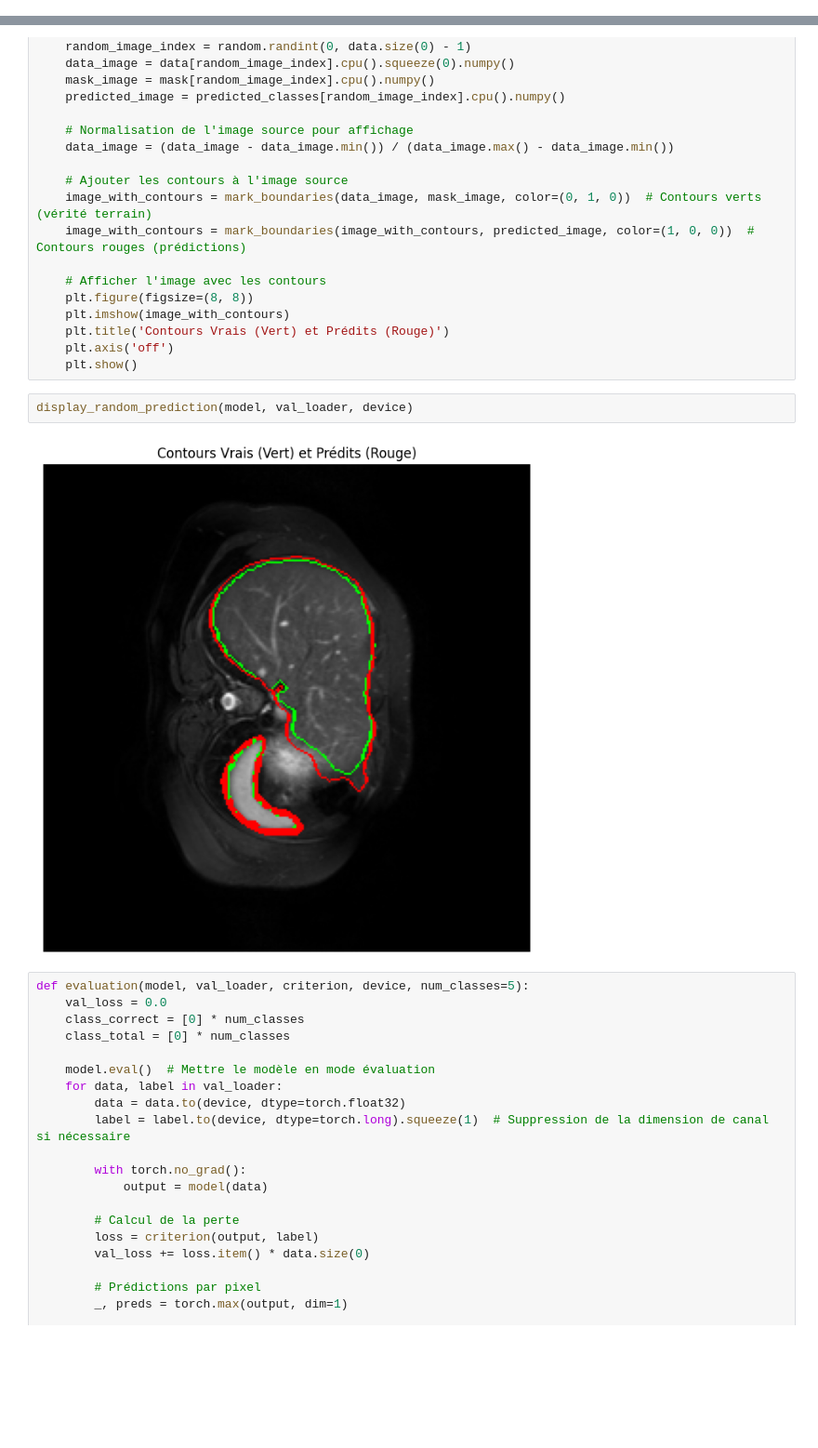
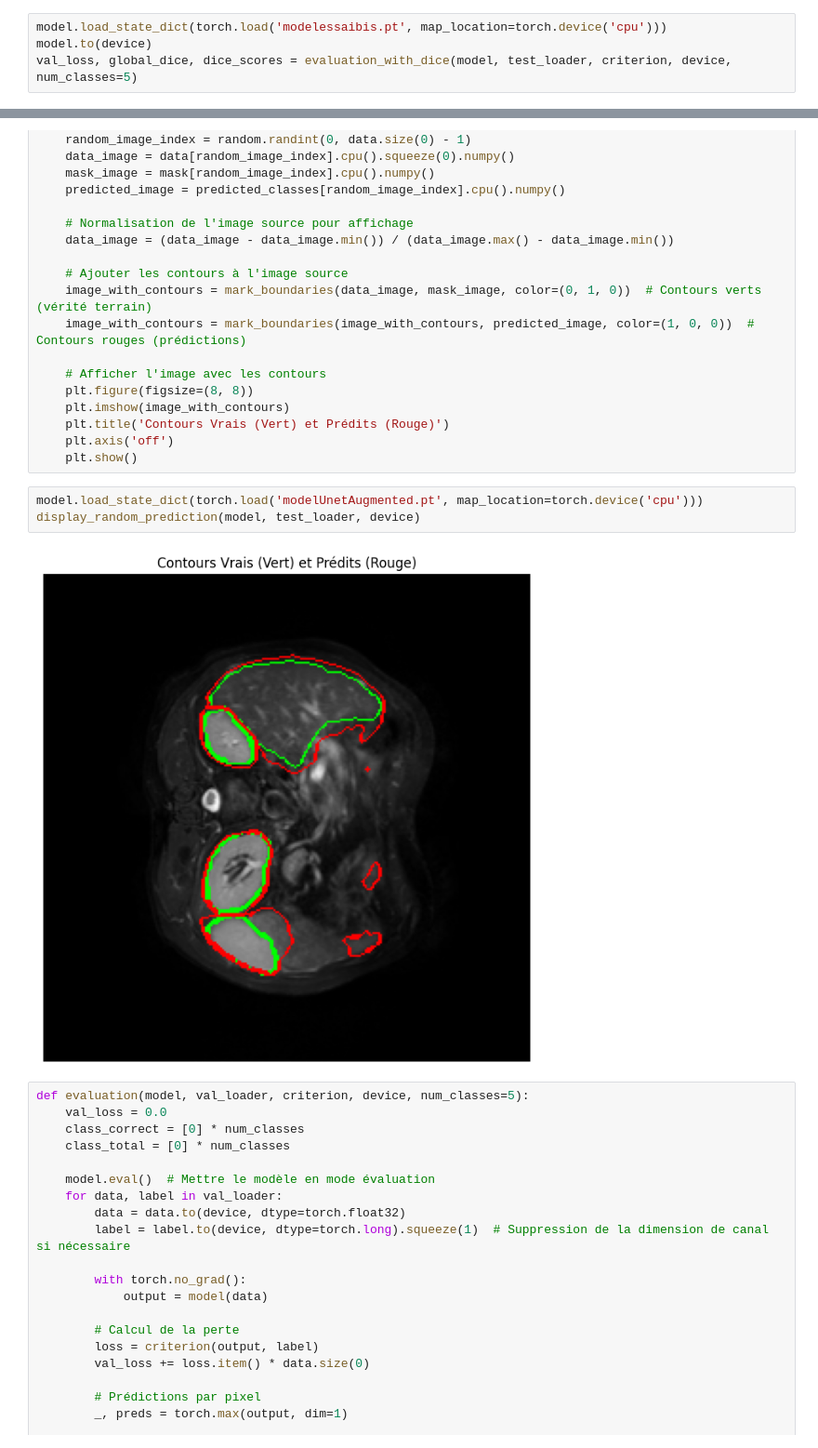
Before and after one commit to Joub2332/Attention-based-Unet-for-Segmentation, a Jupyter notebook: Architecture_U_net2D_Attention.ipynb, the cells around one changed output, grey strips where cells are left out. Shown at 93% size. Saved outputs shown, nothing was run; the diff lists cells and outputs as text; blank space fills up the shorter version.

Commit message:
ajout des fonction evaluation et petits détails réglés

```diff
--- a/Architecture_U_net2D_Attention.ipynb
+++ b/Architecture_U_net2D_Attention.ipynb
@@ -504,3 +504,7 @@ def evaluation_with_dice(model, val_loader, criterion, device, num_classes=5):
     print('Overall Dice Score: {:.4f}'.format(global_dice))
 
     return val_loss, global_dice, dice_scores
+# %%
+model.load_state_dict(torch.load('modelessaibis.pt', map_location=torch.device('cpu')))
+model.to(device)
+val_loss, global_dice, dice_scores = evaluation_with_dice(model, test_loader, criterion, device, num_classes=5)
@@ -557,10 +569,11 @@ def display_random_prediction(model, val_loader, device):
     plt.title('Contours Vrais (Vert) et Prédits (Rouge)')
     plt.axis('off')
     plt.show()
-# %%
-display_random_prediction(model, val_loader, device)
-# %% [output]
-[figure, removed]
+# %%
+model.load_state_dict(torch.load('modelUnetAugmented.pt', map_location=torch.device('cpu')))
+display_random_prediction(model, test_loader, device)
+# %% [output]
+[figure, added]
 # %%
 def evaluation(model, val_loader, criterion, device, num_classes=5):
     val_loss = 0.0
```
Also changed, not shown: parts of 3 cells of this notebook, 3 other files.
